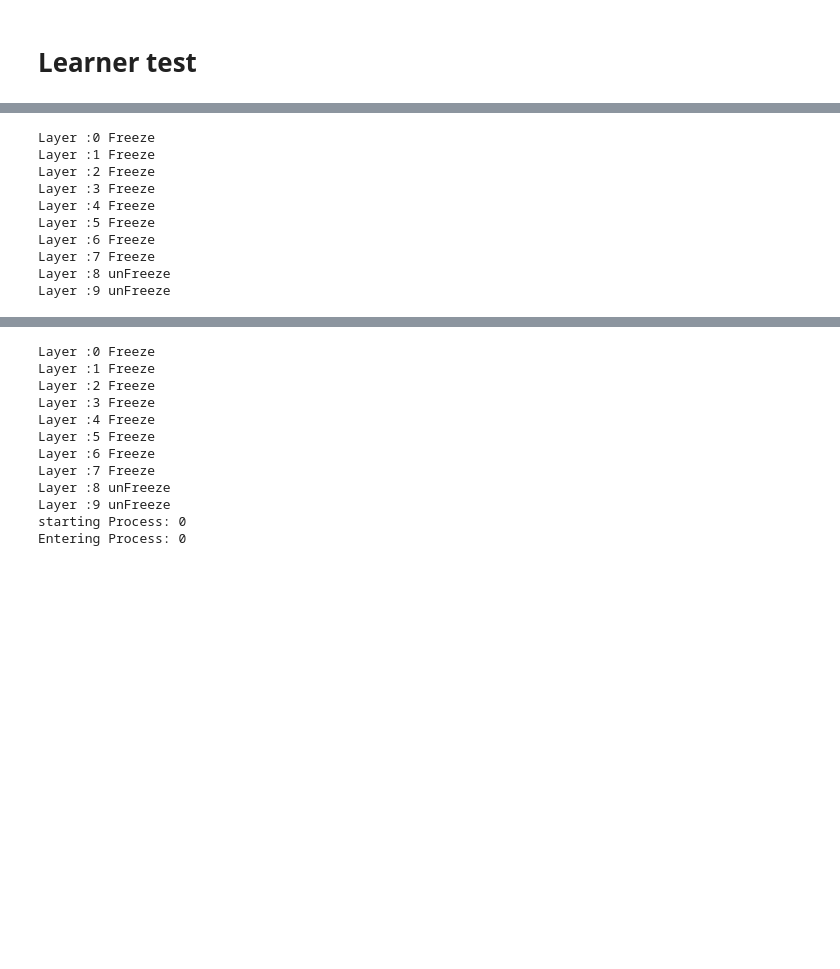
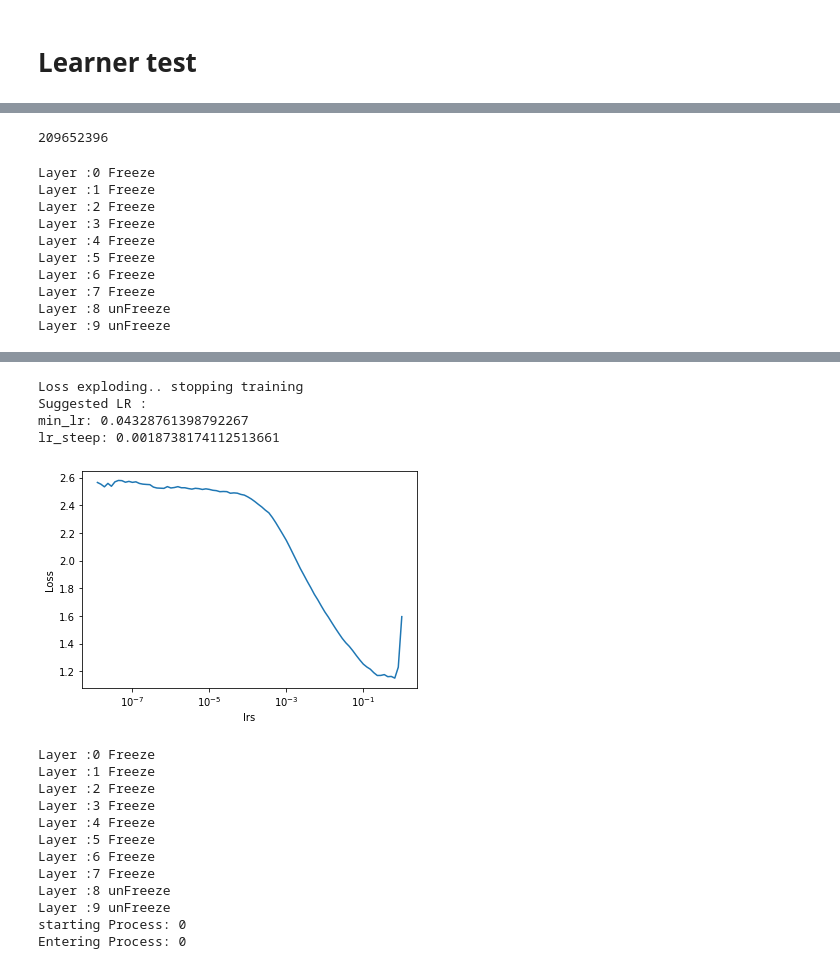
Before and after one commit to VedantWani/PrimeCNNv3, a Jupyter notebook: nbs_test/lib_test_workflow.ipynb, the cells around one changed output, grey strips where cells are left out. Cells and saved outputs as stored; diff of their text form; code cells hidden in the pictures; blank space fills up the shorter version.

Commit message:
updated lr_finder

```diff
--- a/nbs_test/lib_test_workflow.ipynb
+++ b/nbs_test/lib_test_workflow.ipynb
@@ -168,3 +184,7 @@ from PrimeCNNv3.hooks import ForwardHook
+# %%
+np.random.randint(2147483647)
+# %% [output]
+209652396
 # %%
 class AdaptiveConcatPool2d(nn.Module):
     "Layer that concats `AdaptiveAvgPool2d` and `AdaptiveMaxPool2d`"
@@ -216,7 +236,7 @@ learn = Learner(model,dls, metric = [accuracy, precision, recall, f1score],
 #hide
 random_seed(0)
 learn.freeze_to(-2)
-#learn.lr_finder(wd=1e-04)
+learn.lr_finder(wd=1e-04)
 # %% [output]
 Layer :0 Freeze
 Layer :1 Freeze
@@ -231,3 +252,8 @@ Layer :9 unFreeze
+Loss exploding.. stopping training
+Suggested LR :
+min_lr: 0.04328761398792267
+lr_steep: 0.0018738174112513661
+[figure, added]
 # %%
 import torch.multiprocessing as mp
 
```
Also changed, not shown: parts of 24 cells of this notebook, 4 other files.
